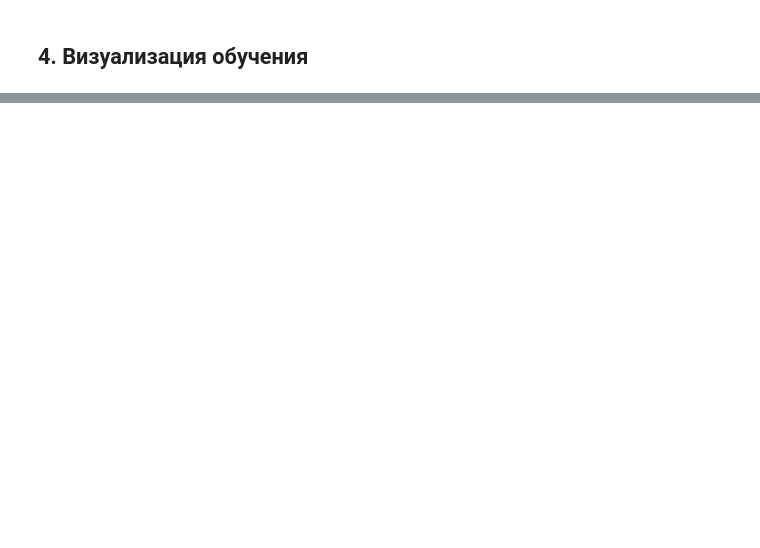
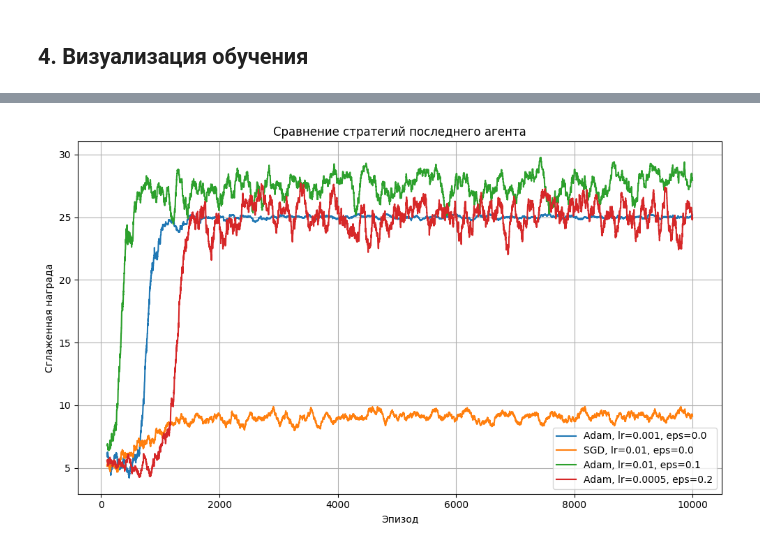
Before and after one commit to ThunderstormXX/TheoryGamesDL, a Jupyter notebook: randomized_games_experiments.ipynb, the cells around one changed output, grey strips where cells are left out. Drawn from its saved outputs; the diff is of its cells as text; code cells hidden in the pictures; blank space fills up the shorter version.

```diff
--- a/randomized_games_experiments.ipynb
+++ b/randomized_games_experiments.ipynb
@@ -420,0 +97,14 @@ else:
+# %%
+configs = [
+    {"optimizer_type": "Adam", "lr": 1e-3, "epsilon": 0.0},
+    {"optimizer_type": "SGD",  "lr": 1e-2, "epsilon": 0.0},
+    {"optimizer_type": "Adam", "lr": 1e-2, "epsilon": 0.1},
+    {"optimizer_type": "Adam", "lr": 5e-4, "epsilon": 0.2},
+]
+
+results = []
+
+for config in configs:
+    print(f"\n🚀 Запуск с параметрами: {config}")
+    res = run_experiment_on_my_agent(random_game, n_players=3, my_agent_kwargs=config, n_episodes=10000)
+    results.append((config, res))
@@ -420,0 +129,20 @@ else:
+# %%
+import matplotlib.pyplot as plt
+
+plt.figure(figsize=(10, 6))
+
+for config, res in results:
+    label = f"{config['optimizer_type']}, lr={config['lr']}, eps={config['epsilon']}"
+    rewards = [r[-1] for r in res["history"]]  # payoff последнего агента
+    smoothed = pd.Series(rewards).rolling(window=100).mean()
+    plt.plot(smoothed, label=label)
+
+plt.title("Сравнение стратегий последнего агента")
+plt.xlabel("Эпизод")
+plt.ylabel("Сглаженная награда")
+plt.legend()
+plt.grid(True)
+plt.tight_layout()
+plt.show()
+# %% [output]
+[figure, added]
```
Also changed, not shown: parts of 13 cells of this notebook, 16 other files.
